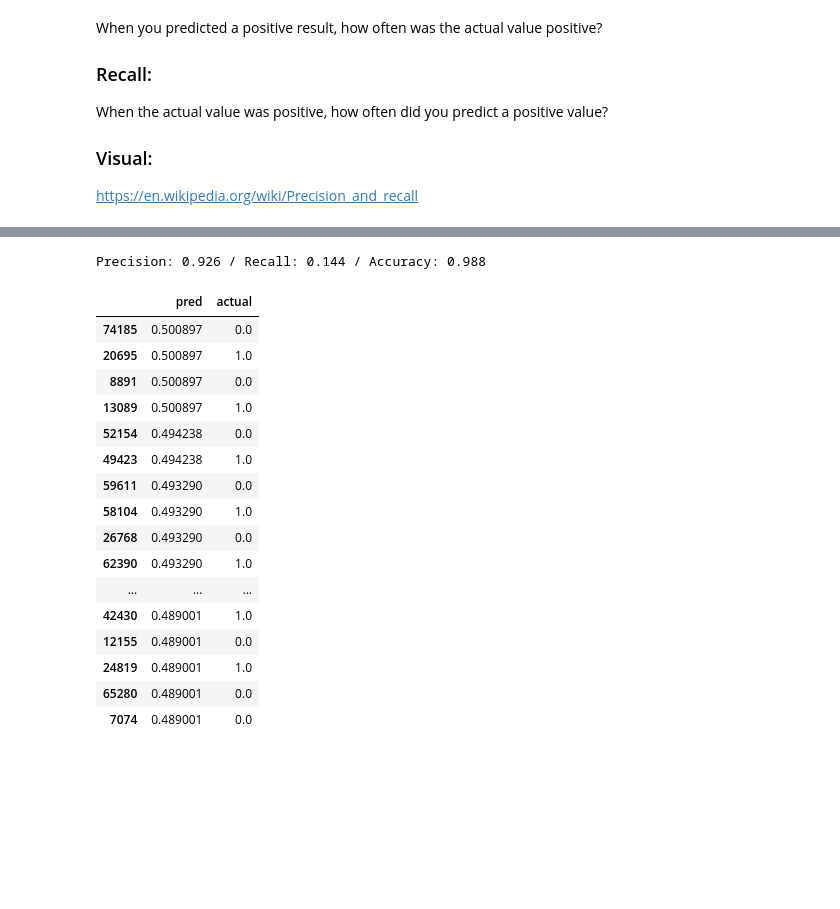
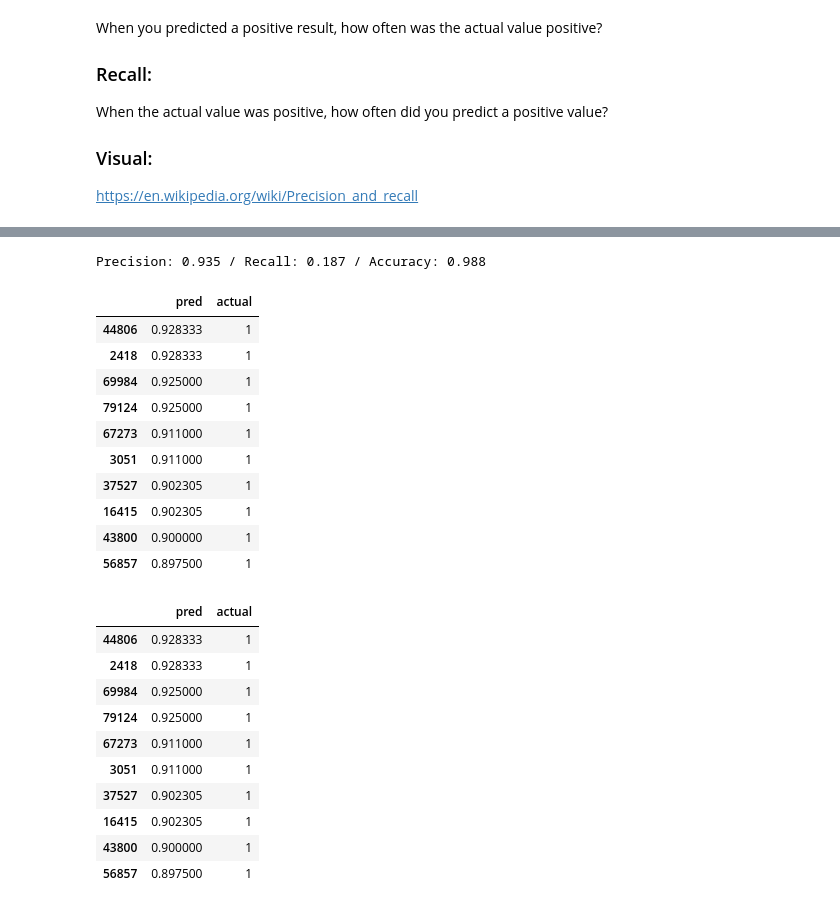
Before and after one commit to geoffswc/Covid-Test-Predictions, a Jupyter notebook: rf-estimates.ipynb, the cells around one changed output, grey strips where cells are left out. Cells and saved outputs as stored; diff of their text form; code cells hidden in the pictures; blank space fills up the shorter version.

Commit message:
reset index and look for good roc threshold

```diff
--- a/rf-estimates.ipynb
+++ b/rf-estimates.ipynb
@@ -97,6 +83,6 @@ symptom_clf = Pipeline([
 # %%
 # don't include the ID as a feature
-symptom_clf.fit(df_symptoms.iloc[:,2:-1], df_symptoms['R'])
+symptom_clf.fit(df_symptoms.iloc[:,2:-1], df_symptoms['covid19_test_results'])
 # %% [output]
 Pipeline(steps=[('scaler', StandardScaler()),
                 ('clf', RandomForestClassifier())])
@@ -220,34 +216,44 @@ df_pred.sort_values(['actual'], ascending=[0]).head(10)
 # %%
-precision, recall, fscore, train_support = score(df_symptoms['R'], y_pred, pos_label=1, average='binary')
+precision, recall, fscore, train_support = score(df_symptoms['covid19_test_results'], y_pred, pos_label=1, average='binary')
 print('Precision: {} / Recall: {} / Accuracy: {}'.format(
-    round(precision, 3), round(recall, 3), round((y_pred==df_symptoms['R']).sum()/len(y_pred), 3)))
+    round(precision, 3), round(recall, 3), round((y_pred==df_symptoms['covid19_test_results']).sum()/len(y_pred), 3)))
 # %% [output]
-Precision: 0.926 / Recall: 0.144 / Accuracy: 0.988
+Precision: 0.935 / Recall: 0.187 / Accuracy: 0.988
 # %%
 # could we find a better trade-off using probabilities?
 # %%
 y_pred_proba = symptom_clf.predict_proba(df_symptoms.iloc[:, 2:-1])
 # %%
 # find a few with positive scores
-df_pred = pd.DataFrame({'pred': [i[1] for i in y_pred_proba], 'actual': df_symptoms['R']})
+df_pred = pd.DataFrame({'pred': [i[1] for i in y_pred_proba], 'actual': df_symptoms['covid19_test_results']})
+# %%
+# look at the current threshold of .50, should we move it?
+# look at our strongest predictions
+df_pred.sort_values(['pred'], ascending=[0])[0:10]
+# %% [output]
+|  | pred | actual |
+| 44806 | 0.928333 | 1 |
+| 2418 | 0.928333 | 1 |
+| 69984 | 0.925000 | 1 |
+| 79124 | 0.925000 | 1 |
+| 67273 | 0.911000 | 1 |
+| 3051 | 0.911000 | 1 |
+| 37527 | 0.902305 | 1 |
+| 16415 | 0.902305 | 1 |
+| 43800 | 0.900000 | 1 |
+| 56857 | 0.897500 | 1 |
 # %%
 # look at the current threshold of .50, should we move it?
-df_pred.sort_values(['pred'], ascending=[0])[200:220]
+df_pred.sort_values(['pred'], ascending=[0])[0:10]
 # %% [output]
 |  | pred | actual |
-| 74185 | 0.500897 | 0.0 |
-| 20695 | 0.500897 | 1.0 |
-| 8891 | 0.500897 | 0.0 |
-| 13089 | 0.500897 | 1.0 |
-| 52154 | 0.494238 | 0.0 |
-| 49423 | 0.494238 | 1.0 |
-| 59611 | 0.493290 | 0.0 |
-| 58104 | 0.493290 | 1.0 |
-| 26768 | 0.493290 | 0.0 |
-| 62390 | 0.493290 | 1.0 |
-| ... | ... | ... |
-| 42430 | 0.489001 | 1.0 |
-| 12155 | 0.489001 | 0.0 |
-| 24819 | 0.489001 | 1.0 |
-| 65280 | 0.489001 | 0.0 |
-| 7074 | 0.489001 | 0.0 |
+| 44806 | 0.928333 | 1 |
+| 2418 | 0.928333 | 1 |
+| 69984 | 0.925000 | 1 |
+| 79124 | 0.925000 | 1 |
+| 67273 | 0.911000 | 1 |
+| 3051 | 0.911000 | 1 |
+| 37527 | 0.902305 | 1 |
+| 16415 | 0.902305 | 1 |
+| 43800 | 0.900000 | 1 |
+| 56857 | 0.897500 | 1 |
```
Also changed, not shown: parts of 32 cells of this notebook.
